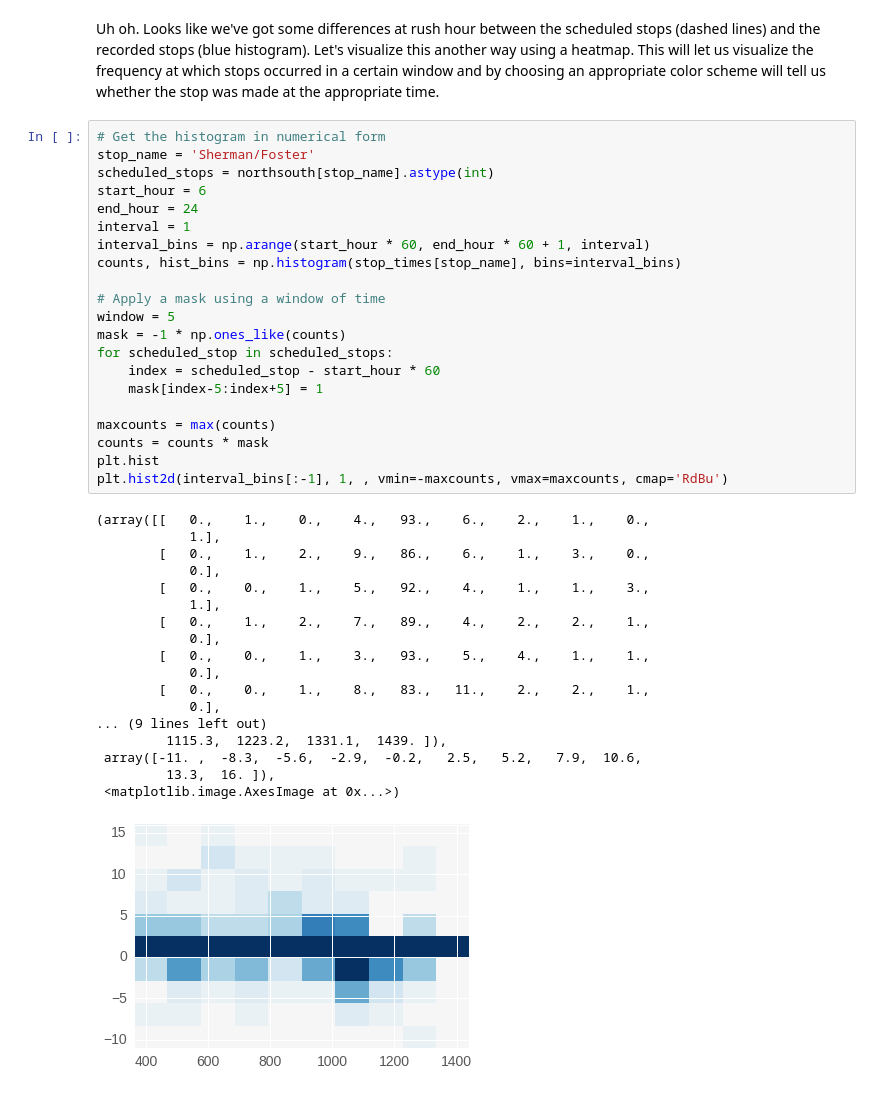
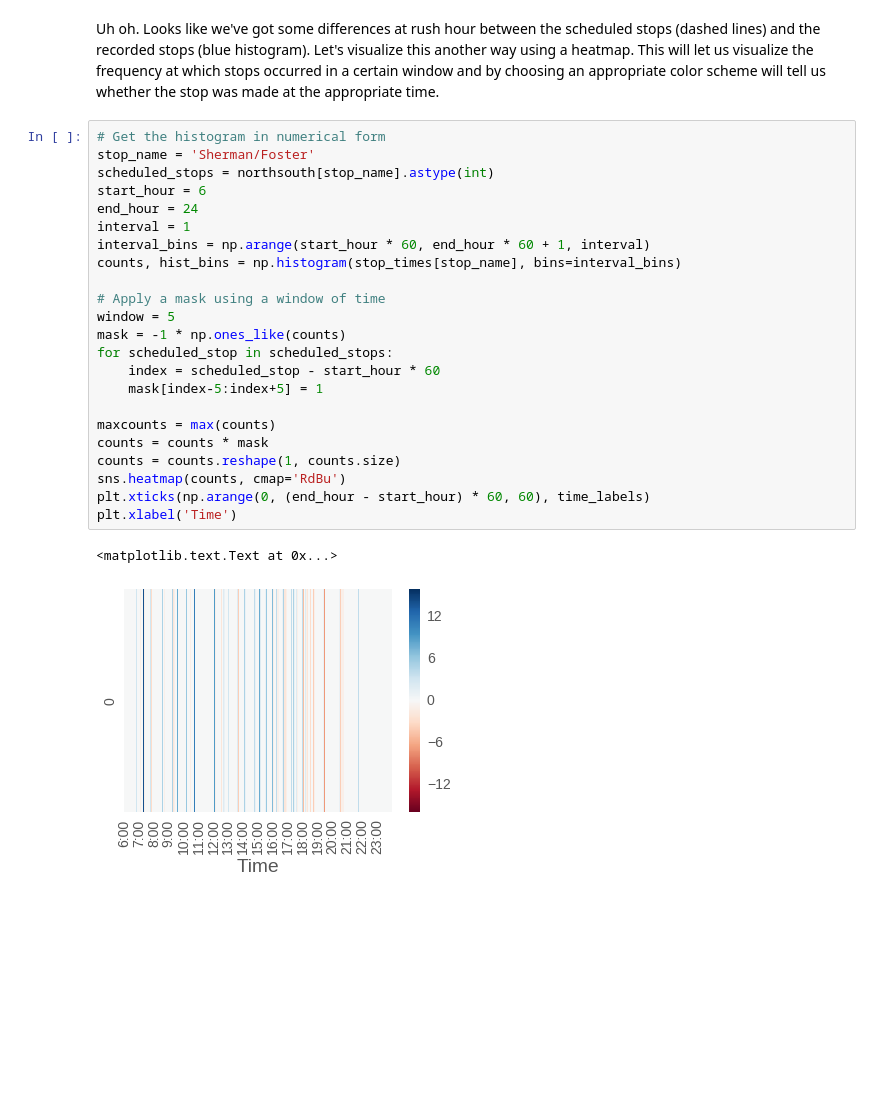
Before and after one commit to chrisjkuch/busdata, a Jupyter notebook: Bus_Plotter_pd.ipynb, the cells around one changed output. Drawn from its saved outputs; the diff is of its cells as text; blank space fills up the shorter version.

```diff
--- a/Bus_Plotter_pd.ipynb
+++ b/Bus_Plotter_pd.ipynb
@@ -152,40 +156,26 @@ Uh oh. Looks like we've got some differences at rush hour between the scheduled
 # %%
 # Get the histogram in numerical form
 stop_name = 'Sherman/Foster'
 scheduled_stops = northsouth[stop_name].astype(int)
 start_hour = 6
 end_hour = 24
 interval = 1
 interval_bins = np.arange(start_hour * 60, end_hour * 60 + 1, interval)
 counts, hist_bins = np.histogram(stop_times[stop_name], bins=interval_bins)
 
 # Apply a mask using a window of time
 window = 5
 mask = -1 * np.ones_like(counts)
 for scheduled_stop in scheduled_stops:
     index = scheduled_stop - start_hour * 60
     mask[index-5:index+5] = 1
 
 maxcounts = max(counts)
 counts = counts * mask
-plt.hist
-plt.hist2d(interval_bins[:-1], 1, , vmin=-maxcounts, vmax=maxcounts, cmap='RdBu')
+counts = counts.reshape(1, counts.size)
+sns.heatmap(counts, cmap='RdBu')
+plt.xticks(np.arange(0, (end_hour - start_hour) * 60, 60), time_labels)
+plt.xlabel('Time')
 # %% [output]
-(array([[   0.,    1.,    0.,    4.,   93.,    6.,    2.,    1.,    0.,
-            1.],
-        [   0.,    1.,    2.,    9.,   86.,    6.,    1.,    3.,    0.,
-            0.],
-        [   0.,    0.,    1.,    5.,   92.,    4.,    1.,    1.,    3.,
-            1.],
-        [   0.,    1.,    2.,    7.,   89.,    4.,    2.,    2.,    1.,
-            0.],
-        [   0.,    0.,    1.,    3.,   93.,    5.,    4.,    1.,    1.,
-            0.],
-        [   0.,    0.,    1.,    8.,   83.,   11.,    2.,    2.,    1.,
-            0.],
-... (9 lines left out)
-         1115.3,  1223.2,  1331.1,  1439. ]),
- array([-11. ,  -8.3,  -5.6,  -2.9,  -0.2,   2.5,   5.2,   7.9,  10.6,
-         13.3,  16. ]),
- <matplotlib.image.AxesImage at 0x...>)
+<matplotlib.text.Text at 0x...>
-[figure, old version]
+[figure, new version]
```
Also changed, not shown: parts of 6 cells of this notebook.
